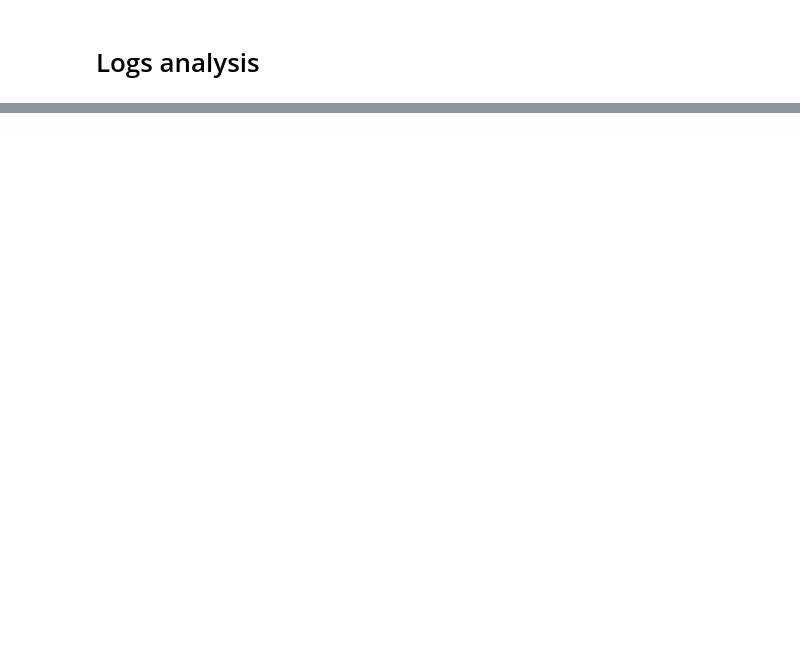
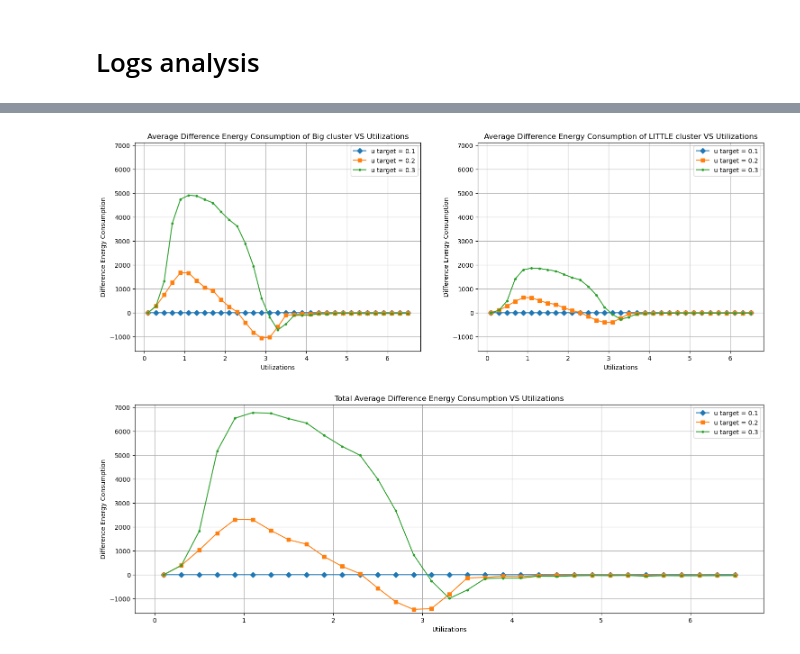
Before and after one commit to fillien/schedsim, a Jupyter notebook: test-allocators.ipynb, the cells around one changed output, grey strips where cells are left out. Drawn from its saved outputs; the diff is of its cells as text; code cells hidden in the pictures; blank space fills up the shorter version.

```diff
--- a/test-allocators.ipynb
+++ b/test-allocators.ipynb
@@ -368,0 +225,35 @@ plt.show()
+# %%
+min_y = min(energy_diff["0.2-diff"].min(), energy_diff["0.3-diff"].min()) * 1.10
+max_y = max(energy_diff["0.2-diff"].max(), energy_diff["0.3-diff"].max()) * 1.05
+fig, (ax1, ax2) = plt.subplots(1, 2, figsize=(18, 6))
+ax1.plot(energy_diff["utilizations"], energy_diff["c1-0.1-diff"], label="u target = 0.1", marker='D')
+ax1.plot(energy_diff["utilizations"], energy_diff["c1-0.2-diff"], label="u target = 0.2", marker='s')
+ax1.plot(energy_diff["utilizations"], energy_diff["c1-0.3-diff"], label="u target = 0.3", marker='.')
+ax1.set_xlabel("Utilizations")
+ax1.set_ylabel("Difference Energy Consumption")
+ax1.set_title("Average Difference Energy Consumption of Big cluster VS Utilizations")
+ax1.set_ylim(min_y, max_y)
+ax1.legend()
+ax1.grid(True)
+ax2.plot(energy_diff["utilizations"], energy_diff["c2-0.1-diff"], label="u target = 0.1", marker='D')
+ax2.plot(energy_diff["utilizations"], energy_diff["c2-0.2-diff"], label="u target = 0.2", marker='s')
+ax2.plot(energy_diff["utilizations"], energy_diff["c2-0.3-diff"], label="u target = 0.3", marker='.')
+ax2.set_xlabel("Utilizations")
+ax2.set_ylabel("Difference Energy Consumption")
+ax2.set_title("Average Difference Energy Consumption of LITTLE cluster VS Utilizations")
+ax2.set_ylim(min_y, max_y)
+ax2.legend()
+ax2.grid(True)
+fig, (ax3) = plt.subplots(1, 1, figsize=(18, 6))
+ax3.plot(energy_diff["utilizations"], energy_diff["0.1-diff"], label="u target = 0.1", marker='D')
+ax3.plot(energy_diff["utilizations"], energy_diff["0.2-diff"], label="u target = 0.2", marker='s')
+ax3.plot(energy_diff["utilizations"], energy_diff["0.3-diff"], label="u target = 0.3", marker='.')
+ax3.set_xlabel("Utilizations")
+ax3.set_ylabel("Difference Energy Consumption")
+ax3.set_title("Total Average Difference Energy Consumption VS Utilizations")
+ax3.set_ylim(min_y, max_y)
+ax3.legend()
+ax3.grid(True)
+# %% [output]
+[figure, added]
+[figure, added]
```
Also changed, not shown: parts of 13 cells of this notebook, 2 other files.
